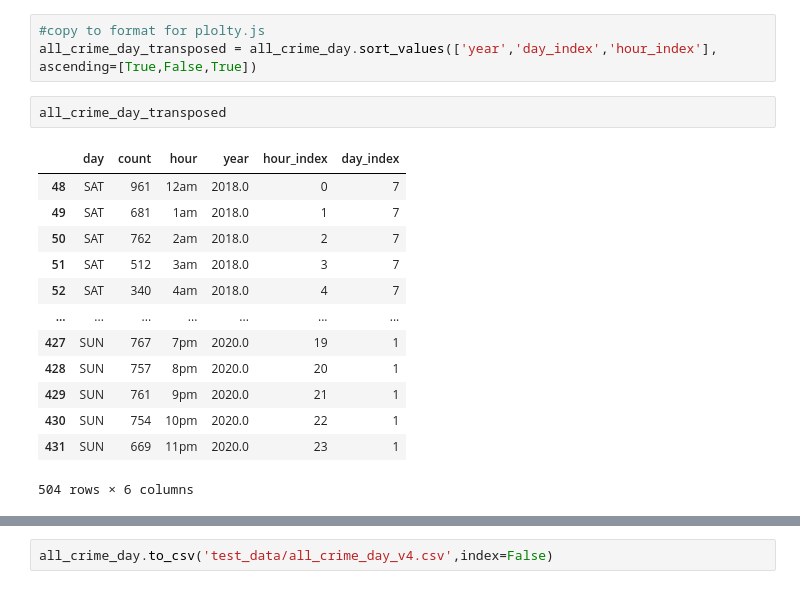
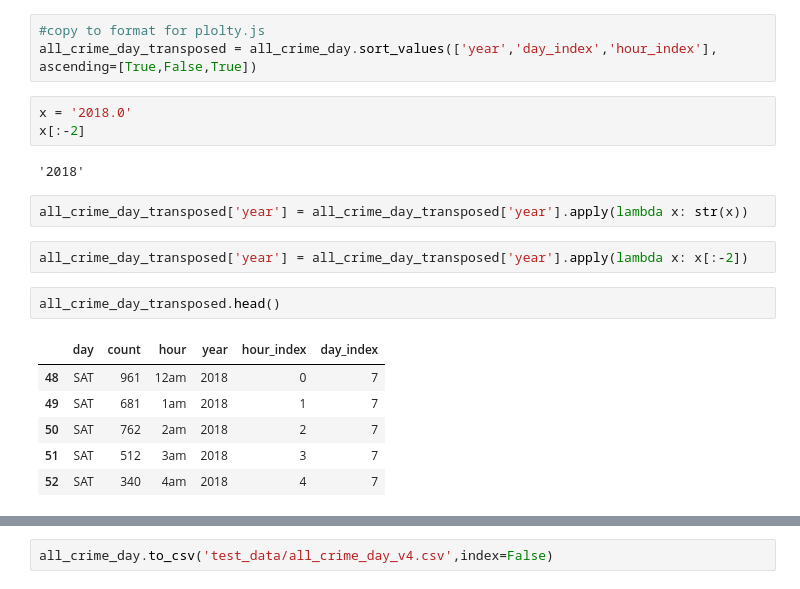
Before and after one commit to DonnieData/austin_crime_EDA, a Jupyter notebook: crime_data_EDA.ipynb, the cells around one changed output, grey strips where cells are left out. Cells and saved outputs as stored; diff of their text form.

```diff
--- a/crime_data_EDA.ipynb
+++ b/crime_data_EDA.ipynb
@@ -390,19 +390,21 @@ all_crime_day.head(5)
 # %%
 #copy to format for plolty.js
 all_crime_day_transposed = all_crime_day.sort_values(['year','day_index','hour_index'], ascending=[True,False,True])
+# %%
+x = '2018.0'
+x[:-2]
+# %% [output]
+'2018'
+# %%
+all_crime_day_transposed['year'] = all_crime_day_transposed['year'].apply(lambda x: str(x))
+# %%
+all_crime_day_transposed['year'] = all_crime_day_transposed['year'].apply(lambda x: x[:-2])
 # %%
-all_crime_day_transposed
+all_crime_day_transposed.head()
 # %% [output]
 |  | day | count | hour | year | hour_index | day_index |
-| 48 | SAT | 961 | 12am | 2018.0 | 0 | 7 |
-| 49 | SAT | 681 | 1am | 2018.0 | 1 | 7 |
-| 50 | SAT | 762 | 2am | 2018.0 | 2 | 7 |
-| 51 | SAT | 512 | 3am | 2018.0 | 3 | 7 |
-| 52 | SAT | 340 | 4am | 2018.0 | 4 | 7 |
-| ... | ... | ... | ... | ... | ... | ... |
-| 427 | SUN | 767 | 7pm | 2020.0 | 19 | 1 |
-| 428 | SUN | 757 | 8pm | 2020.0 | 20 | 1 |
-| 429 | SUN | 761 | 9pm | 2020.0 | 21 | 1 |
-| 430 | SUN | 754 | 10pm | 2020.0 | 22 | 1 |
-| 431 | SUN | 669 | 11pm | 2020.0 | 23 | 1 |
+| 48 | SAT | 961 | 12am | 2018 | 0 | 7 |
+| 49 | SAT | 681 | 1am | 2018 | 1 | 7 |
+| 50 | SAT | 762 | 2am | 2018 | 2 | 7 |
+| 51 | SAT | 512 | 3am | 2018 | 3 | 7 |
+| 52 | SAT | 340 | 4am | 2018 | 4 | 7 |
-504 rows × 6 columns
```
Also changed, not shown: parts of 1 cell of this notebook.
